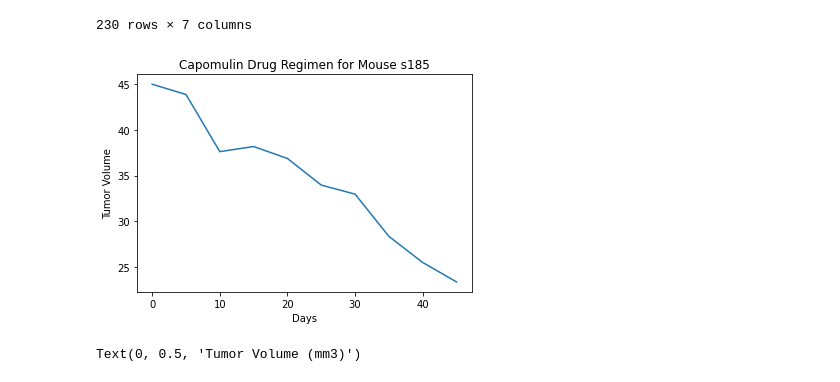
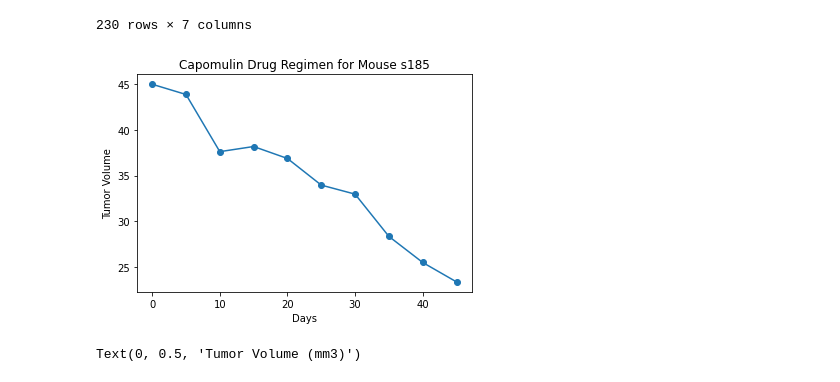
Before and after one commit to norojordan/Mathplotlib-HW, a Jupyter notebook: pymaceuticals_starter.ipynb, the cells around one changed output. Cells and saved outputs as stored; diff of their text form; code cells hidden in the pictures.

```diff
--- a/pymaceuticals_starter.ipynb
+++ b/pymaceuticals_starter.ipynb
@@ -350,24 +339,24 @@ capomulin_df
 # %%
 # Generate a line plot of tumor volume vs. time point for a mouse treated with Capomulin
 # This data is for a 3 month old female mouse with ID s185
 
 
 line_df = capomulin_df.loc['s185']
 
 timepoint_cap = line_df['Timepoint']
 tumor_cap = line_df["Tumor Volume (mm3)"]
 
 
 values = [[0,50], [0,45]]
 
-plt.plot(timepoint_cap,tumor_cap)
+plt.plot(timepoint_cap,tumor_cap, marker = 'o')
 plt.title("Capomulin Drug Regimen for Mouse s185")
 plt.xlabel('Days')
 plt.ylabel('Tumor Volume')
 
 plt.show()
 # %% [output]
-[figure, old version]
+[figure, new version]
 # %%
 # Generate a scatter plot of average tumor volume vs. mouse weight for the Capomulin regimen
 
```
Also changed, not shown: parts of 13 cells of this notebook.
